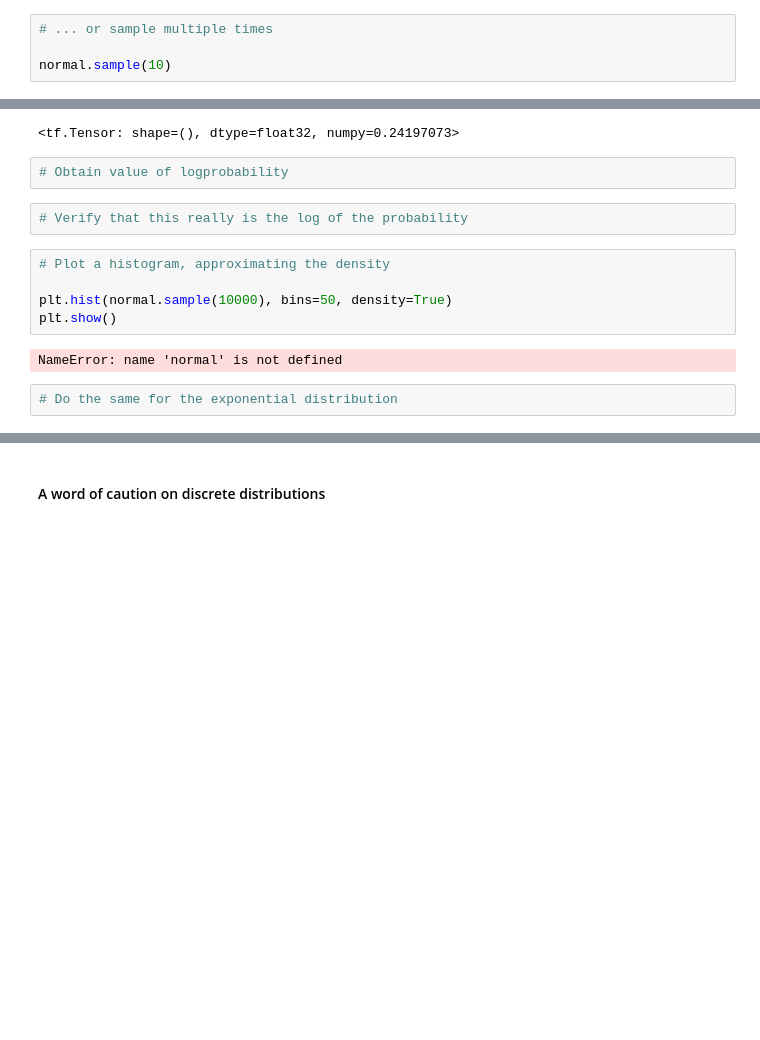
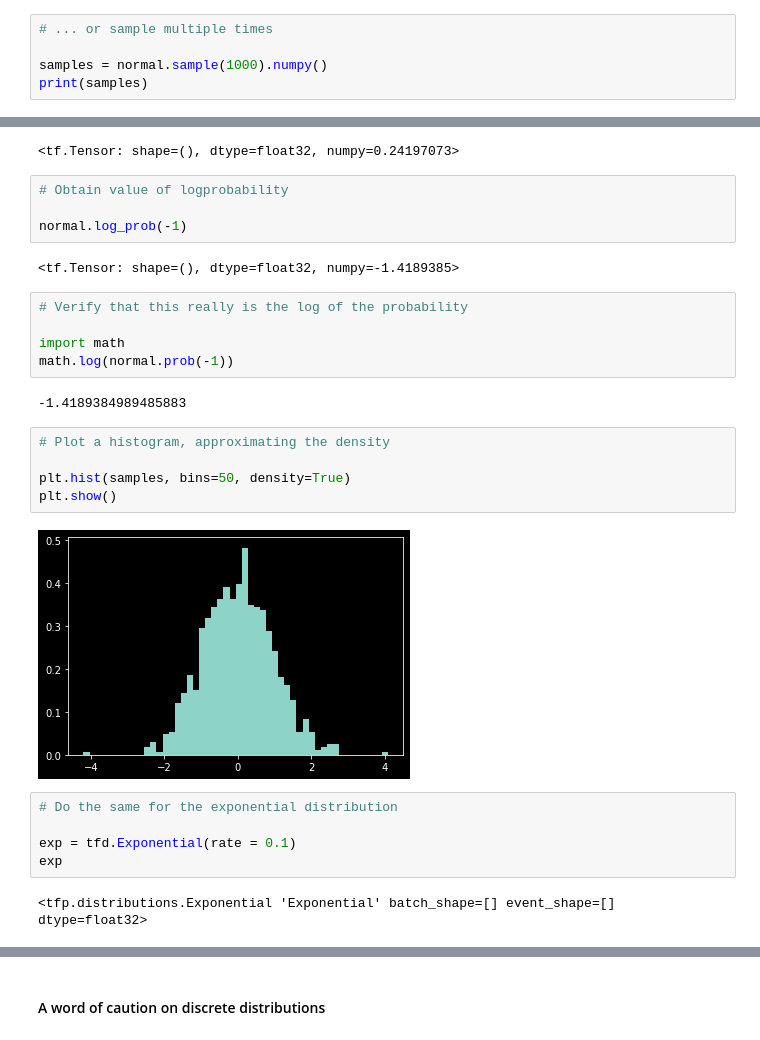
Before and after one commit to hjlgood/tensorflow_probability, a Jupyter notebook: 01_Coding Tutorial.ipynb, the cells around one changed output, grey strips where cells are left out. Cells and saved outputs as stored; diff of their text form; blank space fills up the shorter version.

```diff
--- a/01_Coding Tutorial.ipynb
+++ b/01_Coding Tutorial.ipynb
@@ -41,5 +41,6 @@ normal.sample()
 # %%
 # ... or sample multiple times
 
-normal.sample(10)
+samples = normal.sample(1000).numpy()
+print(samples)
 # %% [output]
@@ -55,16 +69,30 @@ normal.prob(-1)
 <tf.Tensor: shape=(), dtype=float32, numpy=0.24197073>
 # %%
 # Obtain value of logprobability
+
+normal.log_prob(-1)
+# %% [output]
+<tf.Tensor: shape=(), dtype=float32, numpy=-1.4189385>
 # %%
 # Verify that this really is the log of the probability
+
+import math
+math.log(normal.prob(-1))
+# %% [output]
+-1.4189384989485883
 # %%
 # Plot a histogram, approximating the density
 
-plt.hist(normal.sample(10000), bins=50, density=True)
+plt.hist(samples, bins=50, density=True)
 plt.show()
 # %% [output]
-NameError: name 'normal' is not defined
+[figure, added]
 # %%
 # Do the same for the exponential distribution
+
+exp = tfd.Exponential(rate = 0.1)
+exp
+# %% [output]
+<tfp.distributions.Exponential 'Exponential' batch_shape=[] event_shape=[] dtype=float32>
 # %%
 # Sample as before
```
Also changed, not shown: parts of 6 cells of this notebook.
